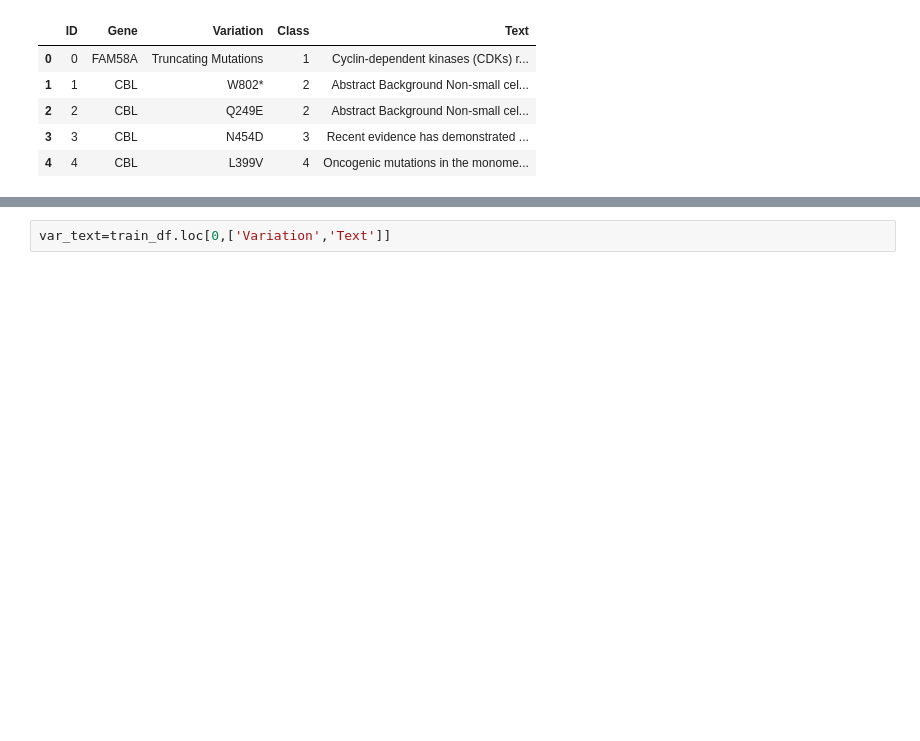
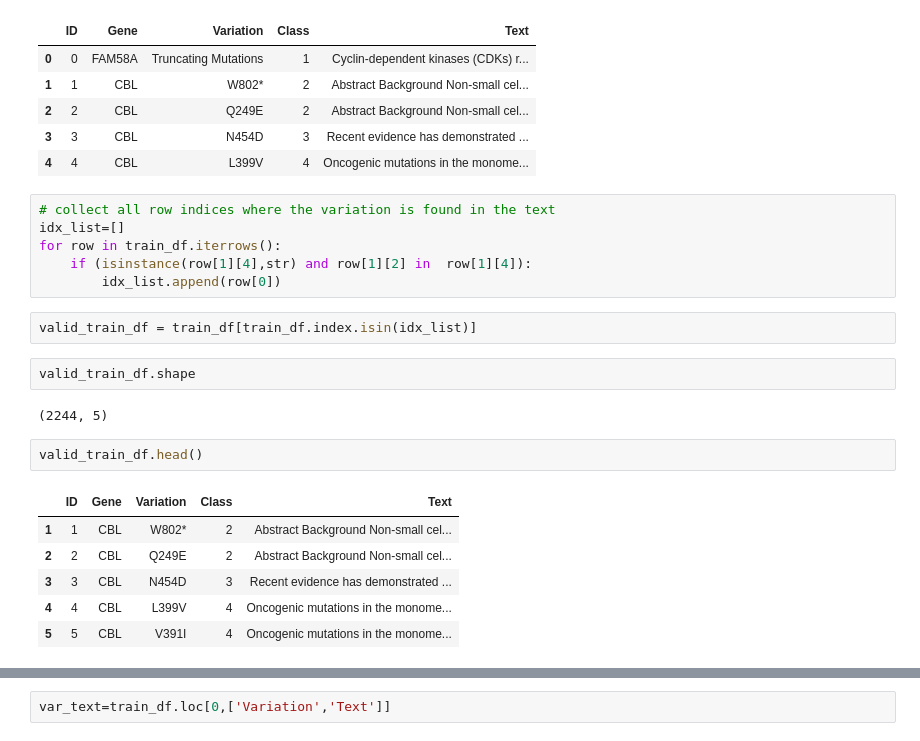
Before and after one commit to me-nobody/jovian-ml-project, a Jupyter notebook: jovian-ml-project-190422.ipynb, the cells around one changed output, grey strips where cells are left out. Saved outputs shown, nothing was run; the diff lists cells and outputs as text; blank space fills up the shorter version.

```diff
--- a/jovian-ml-project-190422.ipynb
+++ b/jovian-ml-project-190422.ipynb
@@ -163,3 +163,24 @@ train_df.head()
 | 2 | 2 | CBL | Q249E | 2 | Abstract Background Non-small cel... |
 | 3 | 3 | CBL | N454D | 3 | Recent evidence has demonstrated ... |
 | 4 | 4 | CBL | L399V | 4 | Oncogenic mutations in the monome... |
+# %%
+# collect all row indices where the variation is found in the text
+idx_list=[]
+for row in train_df.iterrows():
+    if (isinstance(row[1][4],str) and row[1][2] in  row[1][4]):
+        idx_list.append(row[0])
+# %%
+valid_train_df = train_df[train_df.index.isin(idx_list)]
+# %%
+valid_train_df.shape
+# %% [output]
+(2244, 5)
+# %%
+valid_train_df.head()
+# %% [output]
+|  | ID | Gene | Variation | Class | Text |
+| 1 | 1 | CBL | W802* | 2 | Abstract Background Non-small cel... |
+| 2 | 2 | CBL | Q249E | 2 | Abstract Background Non-small cel... |
+| 3 | 3 | CBL | N454D | 3 | Recent evidence has demonstrated ... |
+| 4 | 4 | CBL | L399V | 4 | Oncogenic mutations in the monome... |
+| 5 | 5 | CBL | V391I | 4 | Oncogenic mutations in the monome... |
```
Also changed, not shown: parts of 8 cells of this notebook, 5 other files.
